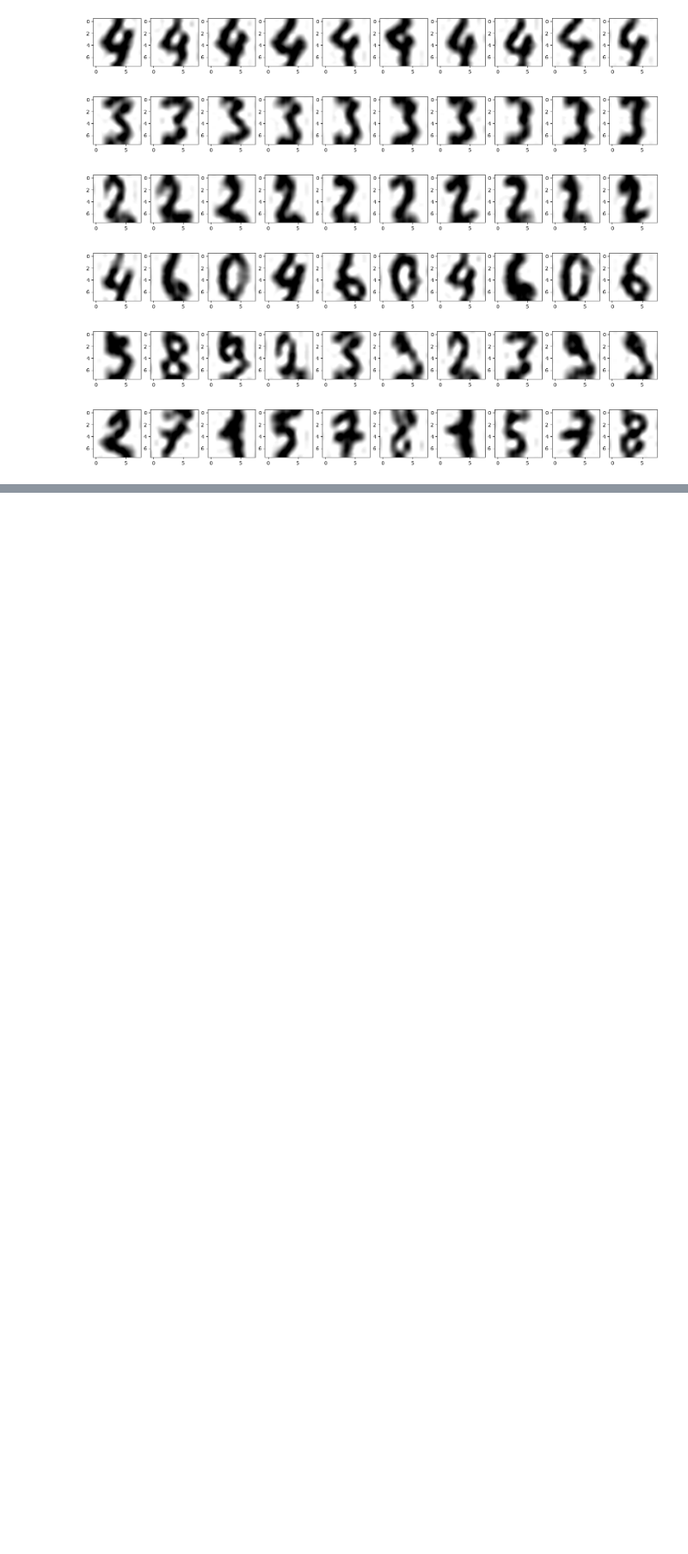
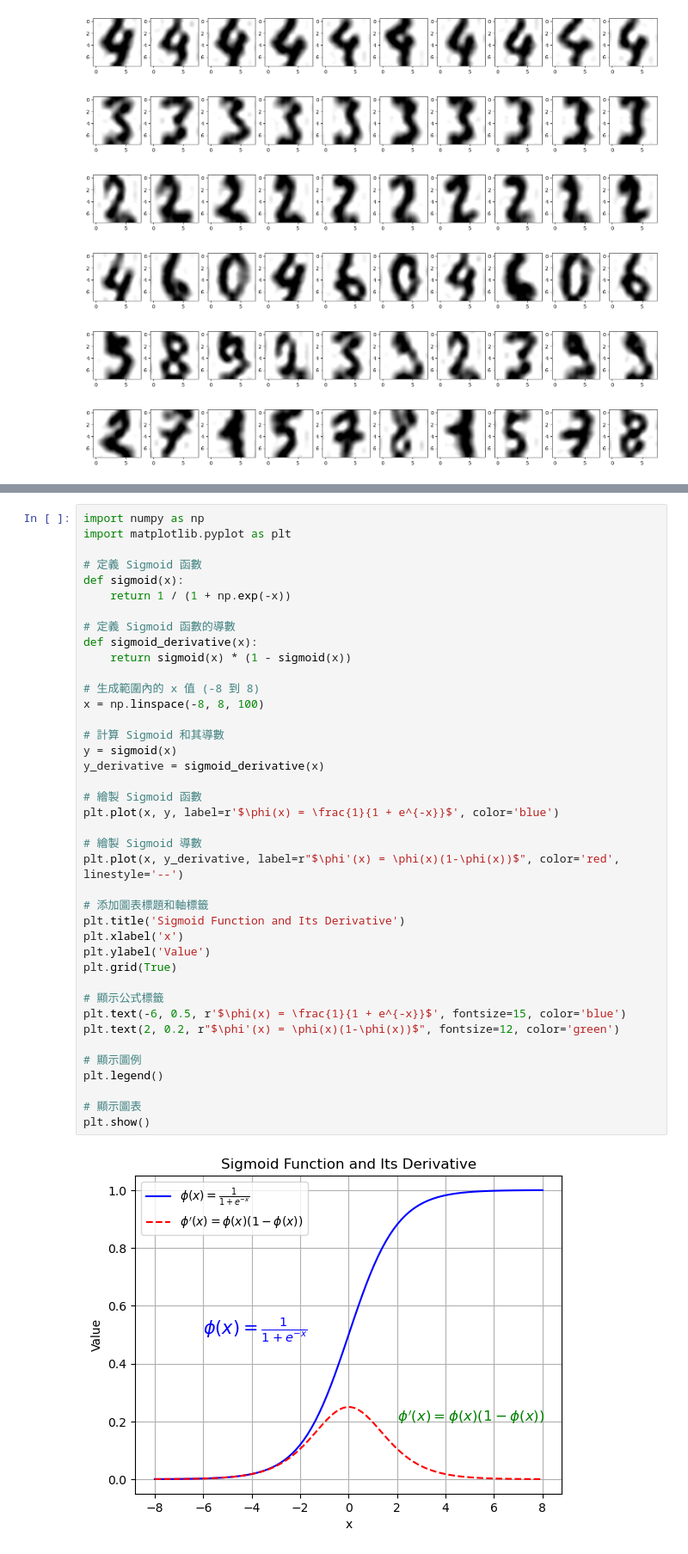
Before and after one commit to JasonLin2002/learning-result, a Jupyter notebook: Practice.ipynb, the cells around one changed output, grey strips where cells are left out. Shown at 86% size. Cells and saved outputs as stored; diff of their text form; blank space fills up the shorter version.

```diff
--- a/Practice.ipynb
+++ b/Practice.ipynb
@@ -264,0 +293,42 @@ dict_keys(['data', 'target', 'frame', 'feature_names', 'target_names', 'images',
+# %%
+import numpy as np
+import matplotlib.pyplot as plt
+
+# 定義 Sigmoid 函數
+def sigmoid(x):
+    return 1 / (1 + np.exp(-x))
+
+# 定義 Sigmoid 函數的導數
+def sigmoid_derivative(x):
+    return sigmoid(x) * (1 - sigmoid(x))
+
+# 生成範圍內的 x 值 (-8 到 8)
+x = np.linspace(-8, 8, 100)
+
+# 計算 Sigmoid 和其導數
+y = sigmoid(x)
+y_derivative = sigmoid_derivative(x)
+
+# 繪製 Sigmoid 函數
+plt.plot(x, y, label=r'$\phi(x) = \frac{1}{1 + e^{-x}}$', color='blue')
+
+# 繪製 Sigmoid 導數
+plt.plot(x, y_derivative, label=r"$\phi'(x) = \phi(x)(1-\phi(x))$", color='red', linestyle='--')
+
+# 添加圖表標題和軸標籤
+plt.title('Sigmoid Function and Its Derivative')
+plt.xlabel('x')
+plt.ylabel('Value')
+plt.grid(True)
+
+# 顯示公式標籤
+plt.text(-6, 0.5, r'$\phi(x) = \frac{1}{1 + e^{-x}}$', fontsize=15, color='blue')
+plt.text(2, 0.2, r"$\phi'(x) = \phi(x)(1-\phi(x))$", fontsize=12, color='green')
+
+# 顯示圖例
+plt.legend()
+
+# 顯示圖表
+plt.show()
+# %% [output]
+[figure, added]
```
Also changed, not shown: parts of 4 cells of this notebook, 2 other files.
